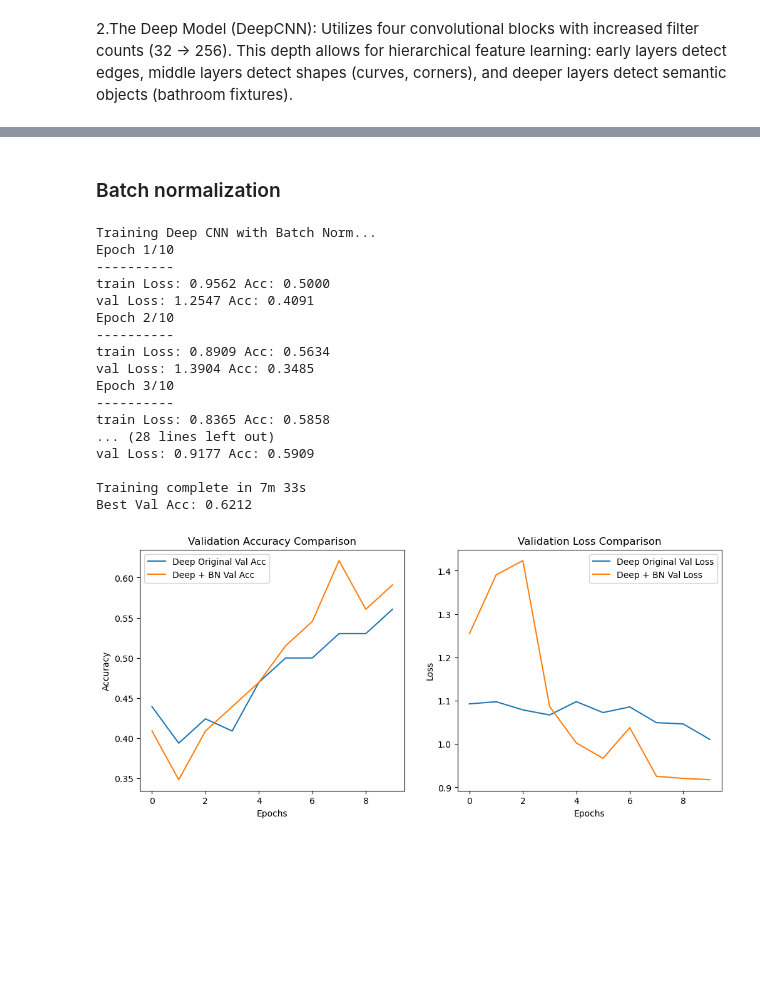
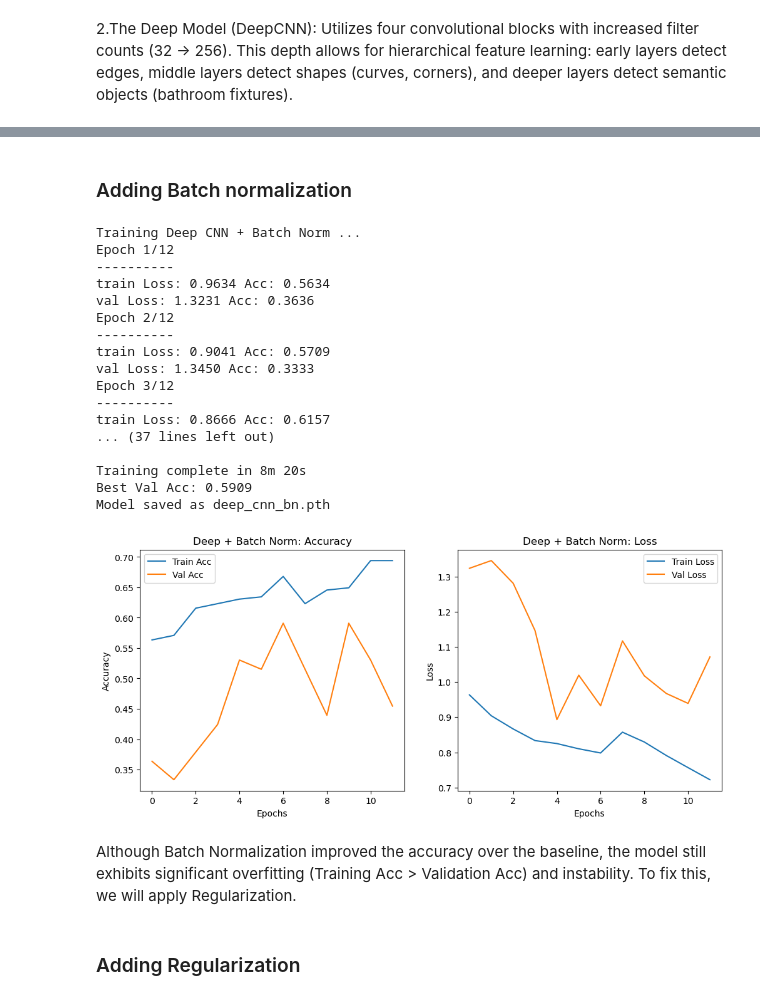
Before and after one commit to 1mache/toilet-detector, a Jupyter notebook: notebook_torch.ipynb, the cells around one changed output, grey strips where cells are left out. Saved outputs shown, nothing was run; the diff lists cells and outputs as text; code cells hidden in the pictures; blank space fills up the shorter version.

```diff
--- a/notebook_torch.ipynb
+++ b/notebook_torch.ipynb
@@ -406,5 +458,5 @@ Critical Observation: However, the validation loss curve for the Deep/Adam model
 # %% [markdown]
-### Batch normalization
+### Adding Batch normalization
 # %%
 class DeepCNN_BN(nn.Module):
     def __init__(self, num_classes=3):
@@ -443,31 +495,61 @@ class DeepCNN_BN(nn.Module):
         x = self.fc(x)
         return x
 # %%
-# --- Experiment 3: Deep CNN + Batch Norm ---
-print("\nTraining Deep CNN with Batch Norm...")
+# 1. Train Deep BN
+BN_FILENAME = 'deep_cnn_bn.pth'
+print("Training Deep CNN + Batch Norm ...")
 model_bn = DeepCNN_BN(num_classes=len(class_names)).to(device)
 optimizer_bn = optim.Adam(model_bn.parameters(), lr=0.001)
 
-model_bn, hist_bn = train_model(model_bn, criterion, optimizer_bn, num_epochs=10)
+model_bn, hist_bn = train_model(model_bn, criterion, optimizer_bn, num_epochs=12)
 
-# Compare Original Deep vs Deep+BN
-plot_comparison(hist_deep, "Deep Original", hist_bn, "Deep + BN")
+# 2. Save it
+torch.save(model_bn.state_dict(), BN_FILENAME)
+print("Model saved as " + BN_FILENAME)
+
+# 3. Load Baseline History for Comparison
+# Let's plot the BN training curve
+plt.figure(figsize=(12, 5))
+
+# Accuracy
+plt.subplot(1, 2, 1)
+plt.plot(hist_bn['train_acc'], label='Train Acc')
+plt.plot(hist_bn['val_acc'], label='Val Acc')
+plt.title('Deep + Batch Norm: Accuracy')
+plt.xlabel('Epochs')
+plt.ylabel('Accuracy')
+plt.legend()
+
+# Loss
+plt.subplot(1, 2, 2)
+plt.plot(hist_bn['train_loss'], label='Train Loss')
+plt.plot(hist_bn['val_loss'], label='Val Loss')
+plt.title('Deep + Batch Norm: Loss')
+plt.xlabel('Epochs')
+plt.ylabel('Loss')
+plt.legend()
+
+plt.show()
 # %% [output]
-Training Deep CNN with Batch Norm...
-Epoch 1/10
+Training Deep CNN + Batch Norm ...
+Epoch 1/12
 ----------
-train Loss: 0.9562 Acc: 0.5000
-val Loss: 1.2547 Acc: 0.4091
-Epoch 2/10
+train Loss: 0.9634 Acc: 0.5634
+val Loss: 1.3231 Acc: 0.3636
+Epoch 2/12
 ----------
-train Loss: 0.8909 Acc: 0.5634
-val Loss: 1.3904 Acc: 0.3485
-Epoch 3/10
+train Loss: 0.9041 Acc: 0.5709
+val Loss: 1.3450 Acc: 0.3333
+Epoch 3/12
 ----------
-train Loss: 0.8365 Acc: 0.5858
-... (28 lines left out)
-val Loss: 0.9177 Acc: 0.5909
+train Loss: 0.8666 Acc: 0.6157
+... (37 lines left out)
 
-Training complete in 7m 33s
-Best Val Acc: 0.6212
+Training complete in 8m 20s
+Best Val Acc: 0.5909
+Model saved as deep_cnn_bn.pth
-[figure, old version]
+[figure, new version]
+# %% [markdown]
+Although Batch Normalization improved the accuracy over the baseline, the model still exhibits significant overfitting (Training Acc > Validation Acc) and instability. To fix this, we will apply Regularization.
+# %% [markdown]
+### Adding Regularization
```
Also changed, not shown: parts of 14 cells of this notebook, 3 other files.
